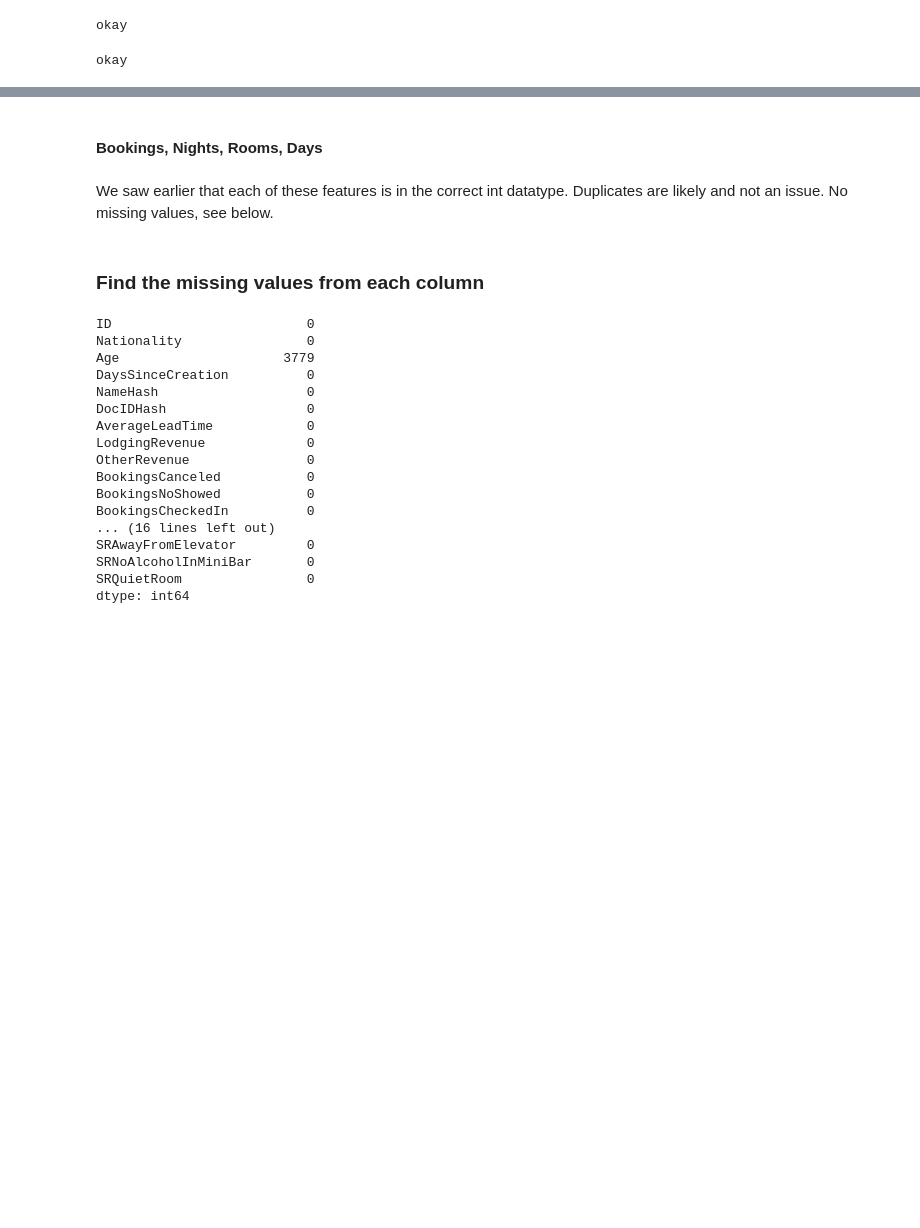
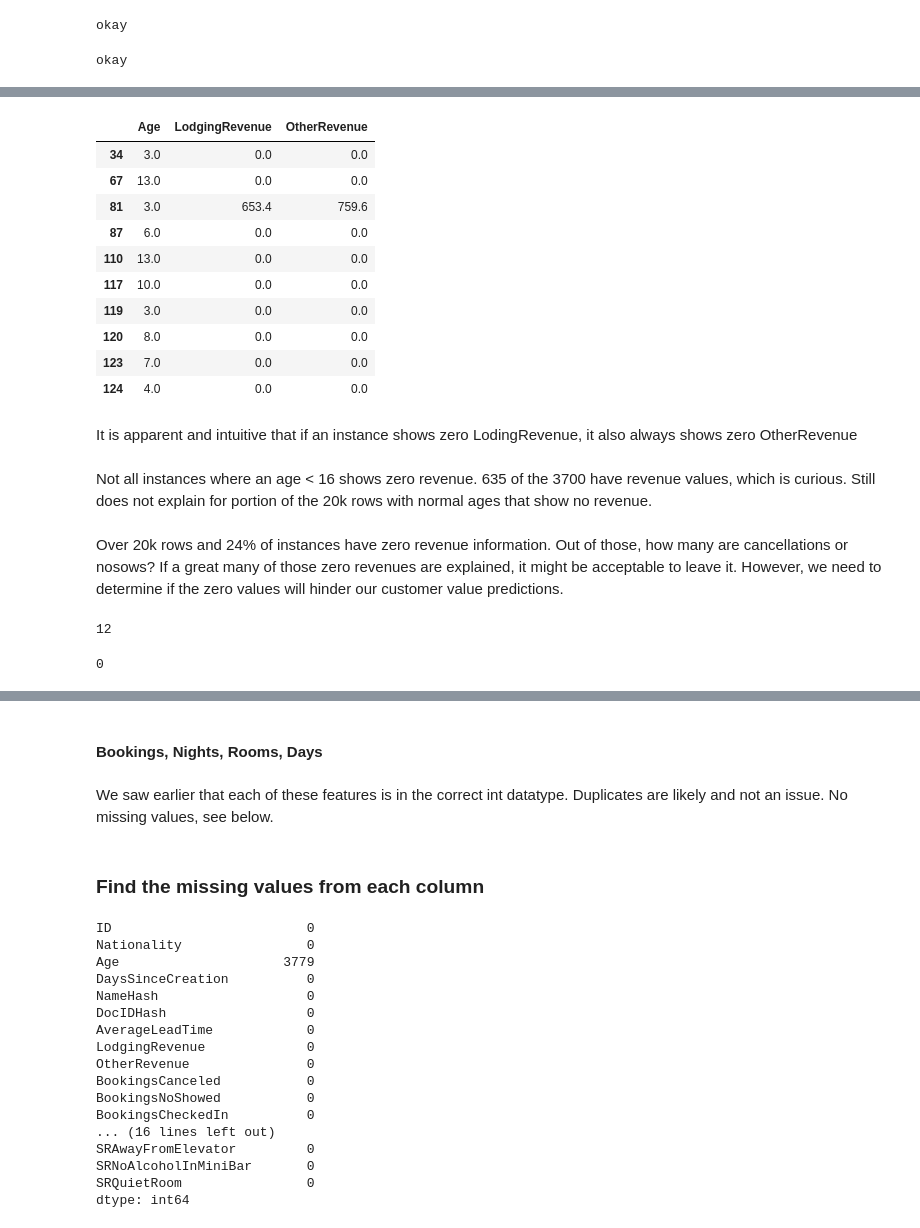
Before and after one commit to LNRobertson/Customer_Segmentation, a Jupyter notebook: notebooks/Wrangling.ipynb, the cells around one changed output, grey strips where cells are left out. Cells and saved outputs as stored; diff of their text form; code cells hidden in the pictures; blank space fills up the shorter version.

```diff
--- a/notebooks/Wrangling.ipynb
+++ b/notebooks/Wrangling.ipynb
@@ -188,0 +278,33 @@ We are free of negative revenues.
+# %%
+weird_age[['Age', 'LodgingRevenue', 'OtherRevenue']].head(10)
+# %% [output]
+|  | Age | LodgingRevenue | OtherRevenue |
+| 34 | 3.0 | 0.0 | 0.0 |
+| 67 | 13.0 | 0.0 | 0.0 |
+| 81 | 3.0 | 653.4 | 759.6 |
+| 87 | 6.0 | 0.0 | 0.0 |
+| 110 | 13.0 | 0.0 | 0.0 |
+| 117 | 10.0 | 0.0 | 0.0 |
+| 119 | 3.0 | 0.0 | 0.0 |
+| 120 | 8.0 | 0.0 | 0.0 |
+| 123 | 7.0 | 0.0 | 0.0 |
+| 124 | 4.0 | 0.0 | 0.0 |
+# %% [markdown]
+It is apparent and intuitive that if an instance shows zero LodingRevenue, it also always shows zero OtherRevenue
+# %% [markdown]
+Not all instances where an age < 16 shows zero revenue. 635 of the 3700 have revenue values, which is curious.
+Still does not explain for portion of the 20k rows with normal ages that show no revenue.
+# %% [markdown]
+Over 20k rows and 24% of instances have zero revenue information. Out of those, how many are cancellations or nosows? If a great many of those zero revenues are explained, it might be acceptable to leave it. However, we need to determine if the zero values will hinder our customer value predictions.
+# %%
+revenuefilter3 = ((Data['LodgingRevenue']<=0) & Data['BookingsCanceled']>0).sum()
+
+print(revenuefilter3)
+# %% [output]
+12
+# %%
+revenuefilter4 = ((Data['LodgingRevenue']<=0) & Data['BookingsNoShowed']>0).sum()
+
+print(revenuefilter4)
+# %% [output]
+0
```
Also changed, not shown: parts of 38 cells of this notebook, 1 other file.
